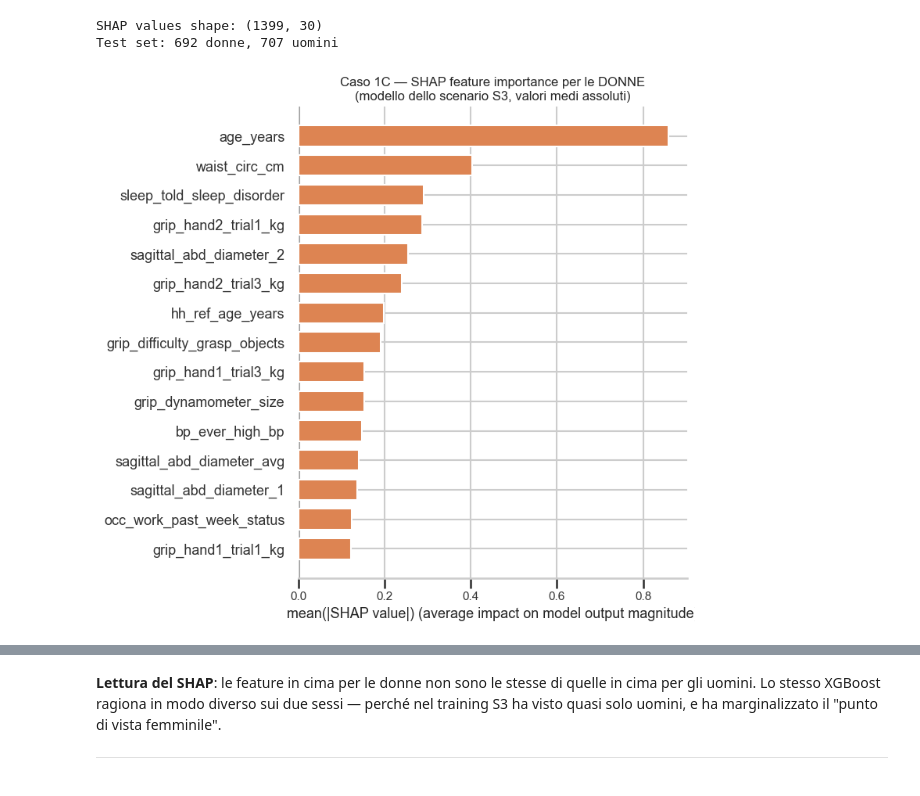
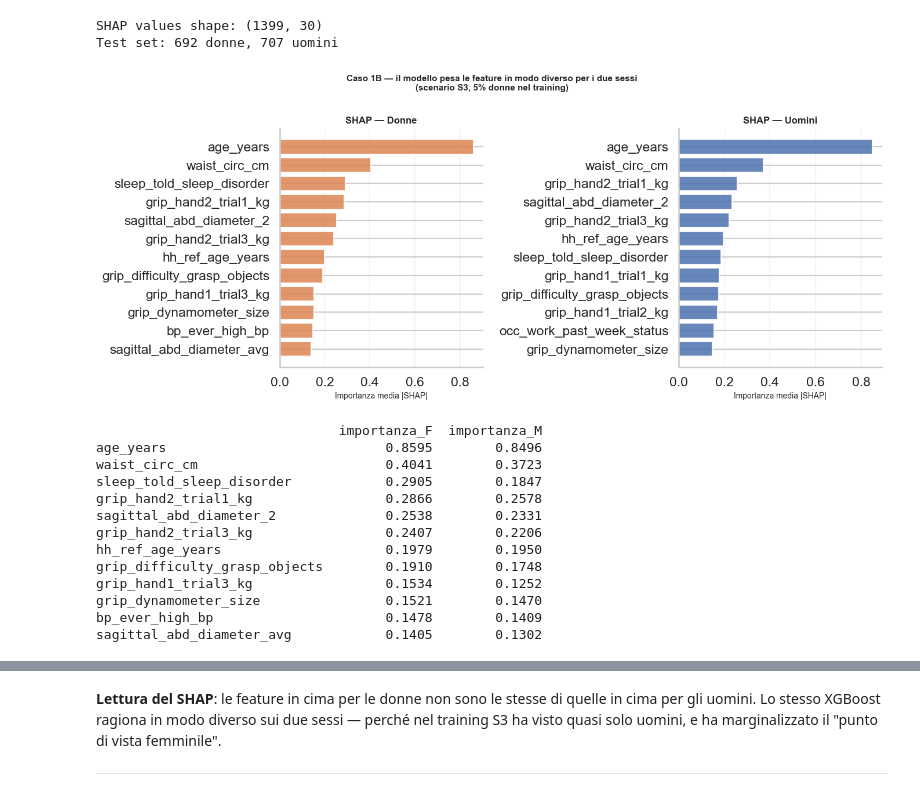
Before and after one commit to oliviariccomi/gender-bias-analysis, a Jupyter notebook: Fase_3_4_Modelli_Performance_Gap.ipynb, the cells around one changed output, grey strips where cells are left out. Drawn from its saved outputs; the diff is of its cells as text; code cells hidden in the pictures.

```diff
--- a/Fase_3_4_Modelli_Performance_Gap.ipynb
+++ b/Fase_3_4_Modelli_Performance_Gap.ipynb
@@ -1392,7 +949,6 @@ plt.show()
 # %% [output]
 [figure]
 # %%
-# Barre AUROC per sesso e scenario, identico a 1B per facilitare il confronto
 auroc_summary_1c = results_1c.groupby('scenario').agg(
     F_mean=('auroc_F','mean'), F_lo=('auroc_F', lambda s: s.quantile(0.025)),
     F_hi=('auroc_F', lambda s: s.quantile(0.975)),
@@ -1401,27 +957,9 @@ auroc_summary_1c = results_1c.groupby('scenario').agg(
 ).reindex(list(SCENARIOS))
 auroc_summary_1c['gap_M_minus_F'] = auroc_summary_1c['M_mean'] - auroc_summary_1c['F_mean']
 
-x = np.arange(len(auroc_summary_1c)); w = 0.35
-fig, ax = plt.subplots(figsize=(9, 5))
-ax.bar(x - w/2, auroc_summary_1c['F_mean'], w, color='#DD8452', label='Donne',
-       yerr=[auroc_summary_1c['F_mean']-auroc_summary_1c['F_lo'],
-             auroc_summary_1c['F_hi']-auroc_summary_1c['F_mean']], capsize=4)
-ax.bar(x + w/2, auroc_summary_1c['M_mean'], w, color='#4C72B0', label='Uomini',
-       yerr=[auroc_summary_1c['M_mean']-auroc_summary_1c['M_lo'],
-             auroc_summary_1c['M_hi']-auroc_summary_1c['M_mean']], capsize=4)
-ax.set_xticks(x); ax.set_xticklabels(auroc_summary_1c.index, rotation=15)
-ax.set_ylim(0.5, 1.0); ax.set_ylabel('AUROC (piu\' alto e\' meglio)')
-ax.set_title('Caso 1C — AUROC XGBoost per sesso e scenario\n(con bande bootstrap 95%, target = artrite)')
-ax.legend(); plt.tight_layout()
-plt.savefig(f'{OUTPUT_DIR}/case1/1C_auroc_bars.png', dpi=120)
-plt.show()
-
 results_1c.to_csv(f'{OUTPUT_DIR}/case1/1C_bootstrap_records.csv', index=False)
 auroc_summary_1c.to_csv(f'{OUTPUT_DIR}/case1/1C_summary.csv')
 pd.Series(features_1c, name='feature').to_csv(f'{OUTPUT_DIR}/case1/1C_features_top30.csv', index=False)
-
-print('\nGap M - F (positivo = svantaggio per le donne):')
-print(auroc_summary_1c[['gap_M_minus_F']])
 # %% [output]
 [figure]
 Gap M - F (positivo = svantaggio per le donne):
@@ -1645,14 +1096,54 @@ print(f'Test set: {mask_F_test.sum()} donne, {mask_M_test.sum()} uomini')
 SHAP values shape: (1399, 30)
 Test set: 692 donne, 707 uomini
 # %%
-# Plot SHAP per le donne
-plt.figure()
-shap.summary_plot(shap_values[mask_F_test], X_test_xgb.iloc[mask_F_test],
-                  plot_type='bar', max_display=15, show=False, color='#DD8452')
-plt.title('Caso 1C — SHAP feature importance per le DONNE\n(modello dello scenario S3, valori medi assoluti)',
-          fontsize=12)
+# SHAP side-by-side: donne vs uomini
+mean_imp_F = (pd.Series(np.abs(shap_values[mask_F_test]).mean(axis=0),
+                        index=X_test_xgb.columns)
+                .sort_values(ascending=True).tail(12))
+mean_imp_M = (pd.Series(np.abs(shap_values[mask_M_test]).mean(axis=0),
+                        index=X_test_xgb.columns)
+                .sort_values(ascending=True).tail(12))
+
+fig, axes = plt.subplots(1, 2, figsize=(14, 6), sharey=False)
+
+for ax, imp, color, sex_label in [
+    (axes[0], mean_imp_F, '#DD8452', 'Donne'),
+    (axes[1], mean_imp_M, '#4C72B0', 'Uomini'),
+]:
+    ax.barh(imp.index, imp.values, color=color, alpha=0.85)
+    ax.set_title(f'SHAP — {sex_label}', fontsize=12, fontweight='bold')
+    ax.set_xlabel('Importanza media |SHAP|', fontsize=10)
+    ax.grid(alpha=0.2, axis='x')
+    ax.spines['top'].set_visible(False)
+    ax.spines['right'].set_visible(False)
+
+plt.suptitle('Caso 1B — il modello pesa le feature in modo diverso per i due sessi\n'
+             '(scenario S3, 5% donne nel training)', fontsize=11, fontweight='bold')
 plt.tight_layout()
-plt.savefig(f'{OUTPUT_DIR}/case1/1C_shap_F.png', dpi=130, bbox_inches='tight')
+plt.savefig(f'{OUTPUT_DIR}/case1/1B_shap_compare.png', dpi=130, bbox_inches='tight')
 plt.show()
+
+# Salva tabella di confronto
+shap_compare = pd.concat([
+    pd.Series(np.abs(shap_values[mask_F_test]).mean(axis=0),
+              index=X_test_xgb.columns, name='importanza_F'),
+    pd.Series(np.abs(shap_values[mask_M_test]).mean(axis=0),
+              index=X_test_xgb.columns, name='importanza_M'),
+], axis=1).sort_values('importanza_F', ascending=False)
+shap_compare.to_csv(f'{OUTPUT_DIR}/case1/1B_shap_compare_by_sex.csv')
+print(shap_compare.head(12).round(4))
 # %% [output]
-[figure, old version]
+[figure, new version]
+                               importanza_F  importanza_M
+age_years                            0.8595        0.8496
+waist_circ_cm                        0.4041        0.3723
+sleep_told_sleep_disorder            0.2905        0.1847
+grip_hand2_trial1_kg                 0.2866        0.2578
+sagittal_abd_diameter_2              0.2538        0.2331
+grip_hand2_trial3_kg                 0.2407        0.2206
+hh_ref_age_years                     0.1979        0.1950
+grip_difficulty_grasp_objects        0.1910        0.1748
+grip_hand1_trial3_kg                 0.1534        0.1252
+grip_dynamometer_size                0.1521        0.1470
+bp_ever_high_bp                      0.1478        0.1409
+sagittal_abd_diameter_avg            0.1405        0.1302
```
Also changed, not shown: parts of 58 cells of this notebook, 1 other file.
